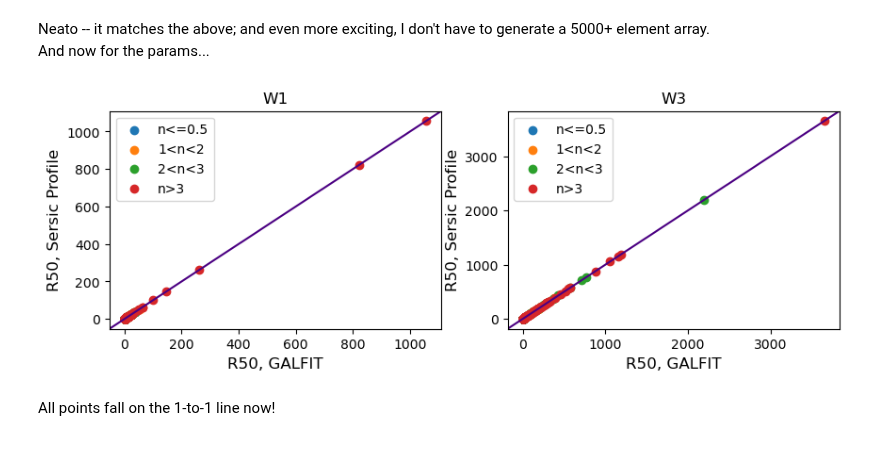
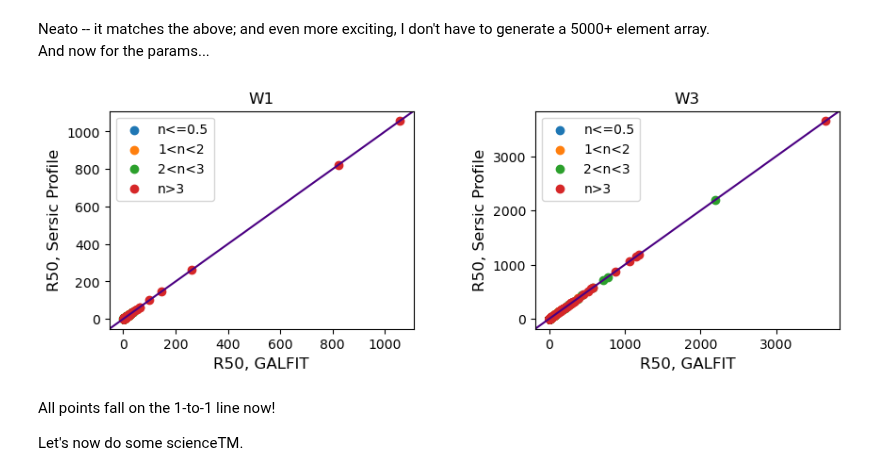
Before and after one commit to Kyssuber/research, a Jupyter notebook: notebooks/R90_measurements.ipynb, the cells around one changed output. Drawn from its saved outputs; the diff is of its cells as text; code cells hidden in the pictures.

```diff
--- a/notebooks/R90_measurements.ipynb
+++ b/notebooks/R90_measurements.ipynb
@@ -115,8 +114,8 @@ for i in range(len(r90_w1)):
         L50_w1 = L(r50_w1[i],r50_w1[i],n_w1[i])
         L50_w3 = L(r50_w3[i],r50_w3[i],n_w3[i])
 
-        r90_w1[i] = r90(1.8*L50_w1,r50_w1[i],n_w1[i])
-        r90_w3[i] = r90(1.8*L50_w3,r50_w3[i],n_w3[i])
+        r90_w1[i] = r(1.8*L50_w1,r50_w1[i],n_w1[i])
+        r90_w3[i] = r(1.8*L50_w3,r50_w3[i],n_w3[i])
 
         #for quality checks...
         r50_w1_check[i] = r(L50_w1,r50_w1[i],n_w1[i])
@@ -124,28 +123,32 @@ for i in range(len(r90_w1)):
 # %%
 plt.figure(figsize=(10,3))
 plt.subplot(1,2,1)
 plt.scatter(r50_w1[n_w1<=0.5], r50_w1_check[n_w1<=0.5],label='n<=0.5')
 plt.scatter(r50_w1[(n_w1>1)&(n_w1<=2)], r50_w1_check[(n_w1>1)&(n_w1<=2)],label='1<n<2')
 plt.scatter(r50_w1[(n_w1>2)&(n_w1<=3)], r50_w1_check[(n_w1>2)&(n_w1<=3)],label='2<n<3')
 plt.scatter(r50_w1[(n_w1>3)], r50_w1_check[(n_w1>3)],label='n>3')
 plt.axline((0,0),slope=1,color='indigo')
 plt.title('W1')
 plt.xlabel('R50, GALFIT',fontsize=12)
 plt.ylabel('R50, Sersic Profile',fontsize=12)
 plt.legend()
 
 plt.subplot(1,2,2)
 plt.scatter(r50_w3[n_w3<=0.5], r50_w3_check[n_w3<=0.5],label='n<=0.5')
 plt.scatter(r50_w3[(n_w3>1)&(n_w3<=2)], r50_w3_check[(n_w3>1)&(n_w3<=2)],label='1<n<2')
 plt.scatter(r50_w3[(n_w3>2)&(n_w3<=3)], r50_w3_check[(n_w3>2)&(n_w3<=3)],label='2<n<3')
 plt.scatter(r50_w3[(n_w3>3)], r50_w3_check[(n_w3>3)],label='n>3')
 plt.axline((0,0),slope=1,color='indigo')
 plt.title('W3')
 plt.xlabel('R50, GALFIT',fontsize=12)
 plt.ylabel('R50, Sersic Profile',fontsize=12)
 plt.legend()
+
+plt.subplots_adjust(wspace=0.4)
 plt.show()
 # %% [output]
-[figure, old version]
+[figure, new version]
 # %% [markdown]
 All points fall on the 1-to-1 line now!
+
+Let's now do some scienceTM.
```
Also changed, not shown: parts of 6 cells of this notebook, 2 other files.
